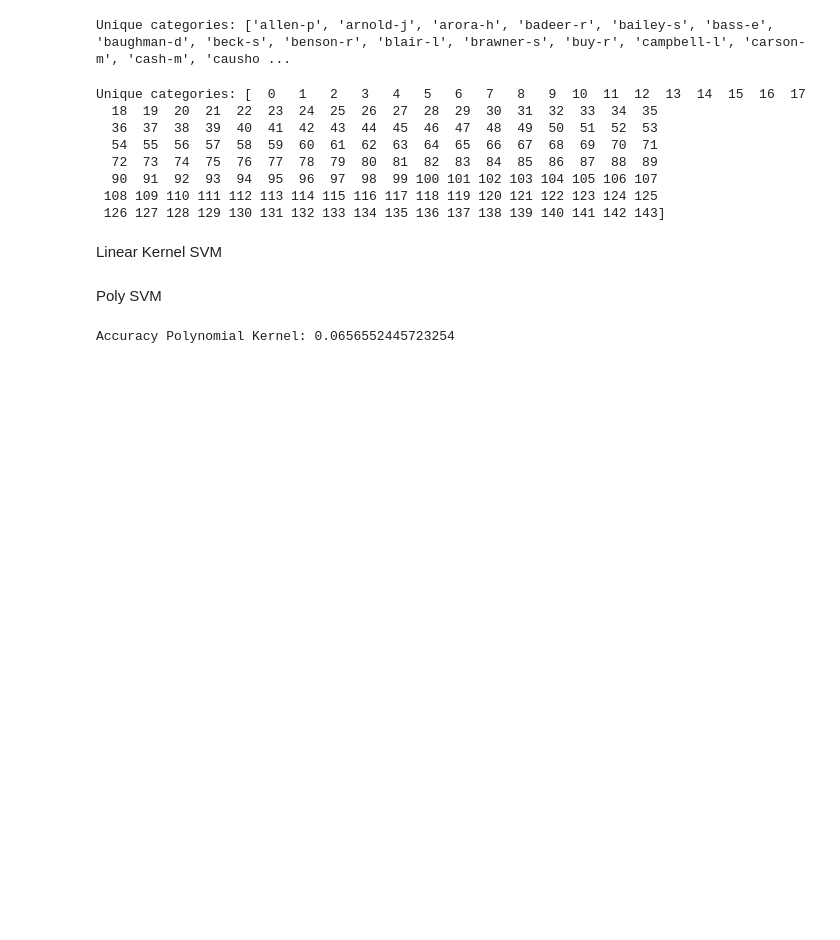
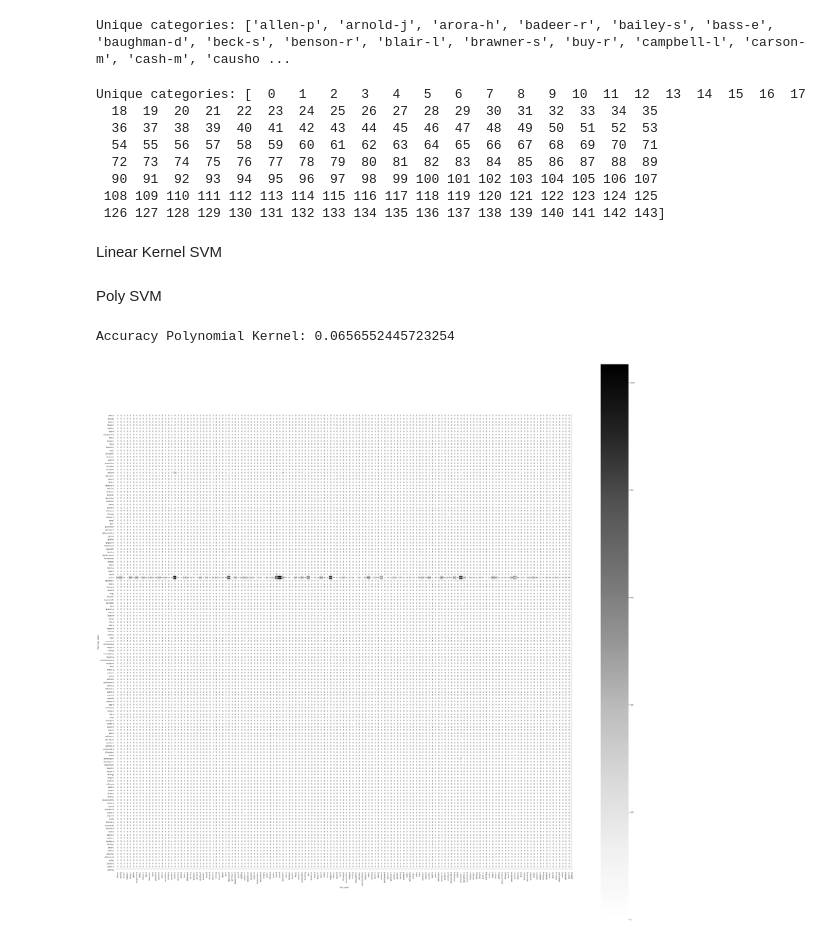
Before and after one commit to Alejm16/NLPproject, a Jupyter notebook: RL_Project_all.ipynb, the cells around one changed output. Saved outputs shown, nothing was run; the diff lists cells and outputs as text; code cells hidden in the pictures; blank space fills up the shorter version.

Commit message:
updated to have confusion matrix heatmap

```diff
--- a/RL_Project_all.ipynb
+++ b/RL_Project_all.ipynb
@@ -107,3 +107,15 @@ import pickle
 pkl_filename = "/content/poly_svm.pkl"
 with open(pkl_filename,'wb') as file:
   pickle.dump(poly,file)
+# %%
+from sklearn.metrics import confusion_matrix
+import seaborn as sns
+mat = confusion_matrix(output_test_data,poly_pred)
+sns.set(rc = {'figure.figsize':(50,50)},font_scale = .75)
+sns.heatmap(mat.T, square=True, annot=True, fmt='d', cmap='Greys',xticklabels=tgt_enc.classes_,yticklabels=tgt_enc.classes_)
+plt.xlabel('True Label')
+plt.ylabel('Predicted Label')
+#plt.rcParams['figure.figsize'] = [10, 8]
+plt.show()
+# %% [output]
+[figure, added]
```
